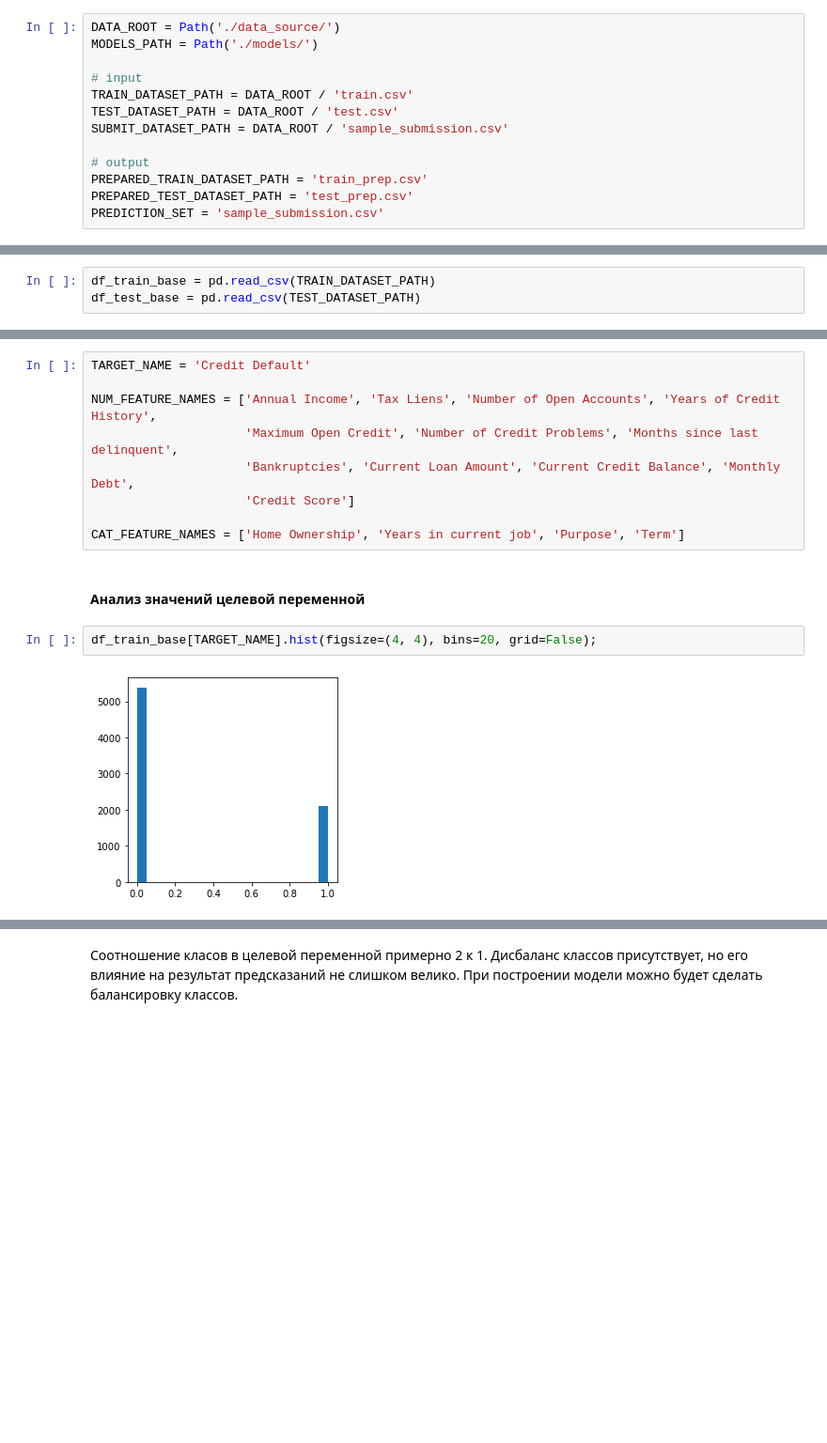
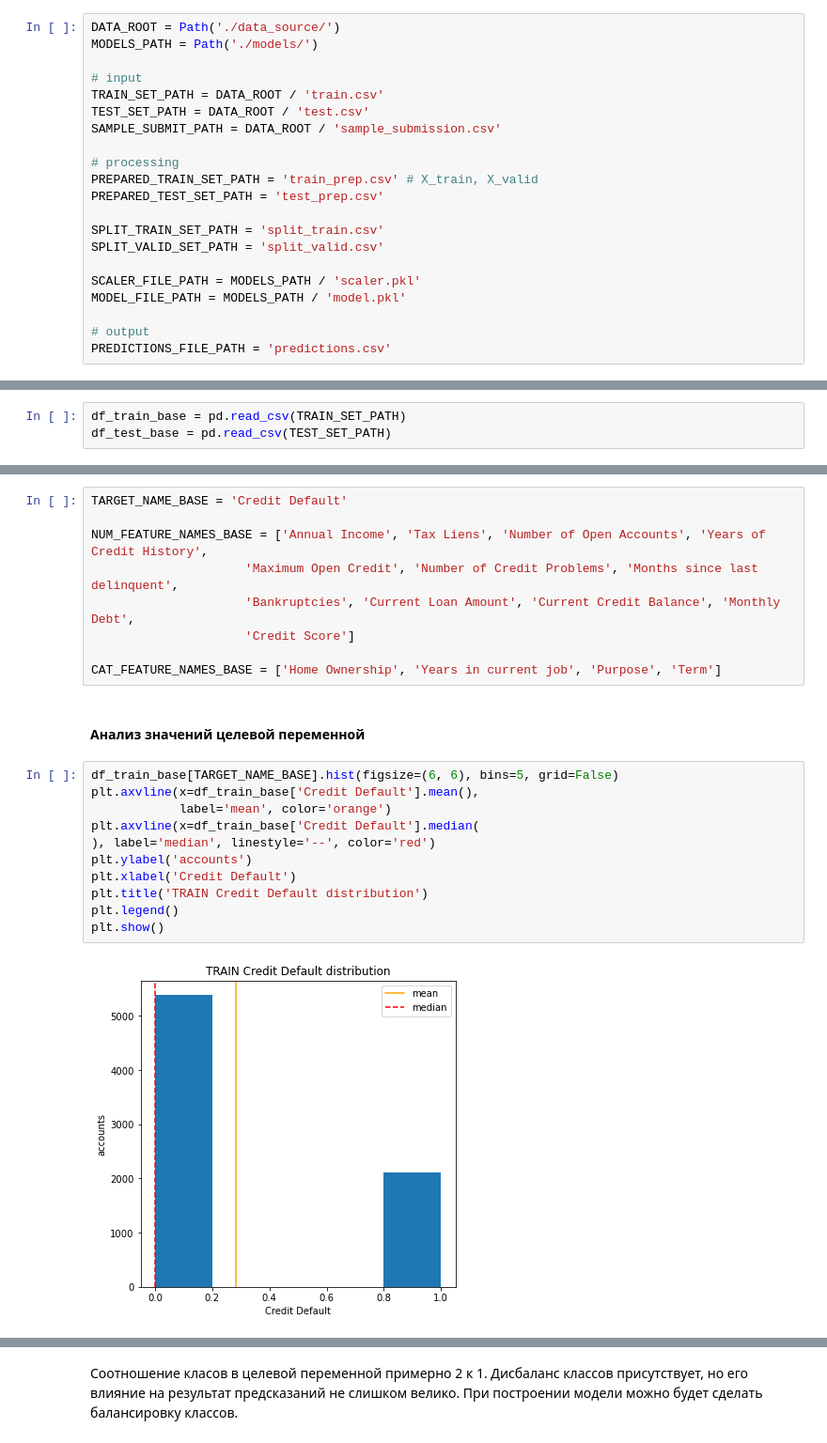
Before and after one commit to MikhailDemin/GB_DataScience-in-Med, a Jupyter notebook: 10_DS_Python_lib's_part_2/course_project/Demin_MM_classification_course_project.ipynb, the cells around one changed output, grey strips where cells are left out. Shown at 94% size. Saved outputs shown, nothing was run; the diff lists cells and outputs as text; blank space fills up the shorter version.

```diff
--- a/10_DS_Python_lib's_part_2/course_project/Demin_MM_classification_course_project.ipynb
+++ b/10_DS_Python_lib's_part_2/course_project/Demin_MM_classification_course_project.ipynb
@@ -261,19 +275,27 @@ DATA_ROOT = Path('./data_source/')
 MODELS_PATH = Path('./models/')
 
 # input
-TRAIN_DATASET_PATH = DATA_ROOT / 'train.csv'
-TEST_DATASET_PATH = DATA_ROOT / 'test.csv'
-SUBMIT_DATASET_PATH = DATA_ROOT / 'sample_submission.csv'
+TRAIN_SET_PATH = DATA_ROOT / 'train.csv'
+TEST_SET_PATH = DATA_ROOT / 'test.csv'
+SAMPLE_SUBMIT_PATH = DATA_ROOT / 'sample_submission.csv'
+
+# processing
+PREPARED_TRAIN_SET_PATH = 'train_prep.csv' # X_train, X_valid
+PREPARED_TEST_SET_PATH = 'test_prep.csv'
+
+SPLIT_TRAIN_SET_PATH = 'split_train.csv'
+SPLIT_VALID_SET_PATH = 'split_valid.csv'
+
+SCALER_FILE_PATH = MODELS_PATH / 'scaler.pkl'
+MODEL_FILE_PATH = MODELS_PATH / 'model.pkl'
 
 # output
-PREPARED_TRAIN_DATASET_PATH = 'train_prep.csv'
-PREPARED_TEST_DATASET_PATH = 'test_prep.csv'
-PREDICTION_SET = 'sample_submission.csv'
+PREDICTIONS_FILE_PATH = 'predictions.csv'
 # %% [markdown]
 #### Загрузка данных
 # %%
-df_train_base = pd.read_csv(TRAIN_DATASET_PATH)
-df_test_base = pd.read_csv(TEST_DATASET_PATH)
+df_train_base = pd.read_csv(TRAIN_SET_PATH)
+df_test_base = pd.read_csv(TEST_SET_PATH)
 # %%
 df_train_base.shape
 # %% [output]
@@ -353,18 +375,27 @@ df_train_base.describe().T
 # %% [markdown]
 #### Выделение целевой переменной и групп признаков
 # %%
-TARGET_NAME = 'Credit Default'
+TARGET_NAME_BASE = 'Credit Default'
 
-NUM_FEATURE_NAMES = ['Annual Income', 'Tax Liens', 'Number of Open Accounts', 'Years of Credit History',
+NUM_FEATURE_NAMES_BASE = ['Annual Income', 'Tax Liens', 'Number of Open Accounts', 'Years of Credit History',
                      'Maximum Open Credit', 'Number of Credit Problems', 'Months since last delinquent',
                      'Bankruptcies', 'Current Loan Amount', 'Current Credit Balance', 'Monthly Debt',
                      'Credit Score']
 
-CAT_FEATURE_NAMES = ['Home Ownership', 'Years in current job', 'Purpose', 'Term']
+CAT_FEATURE_NAMES_BASE = ['Home Ownership', 'Years in current job', 'Purpose', 'Term']
 # %% [markdown]
 #### Анализ значений целевой переменной
 # %%
-df_train_base[TARGET_NAME].hist(figsize=(4, 4), bins=20, grid=False);
+df_train_base[TARGET_NAME_BASE].hist(figsize=(6, 6), bins=5, grid=False)
+plt.axvline(x=df_train_base['Credit Default'].mean(),
+            label='mean', color='orange')
+plt.axvline(x=df_train_base['Credit Default'].median(
+), label='median', linestyle='--', color='red')
+plt.ylabel('accounts')
+plt.xlabel('Credit Default')
+plt.title('TRAIN Credit Default distribution')
+plt.legend()
+plt.show()
 # %% [output]
-[figure, old version]
+[figure, new version]
 # %%
```
Also changed, not shown: parts of 89 cells of this notebook.
